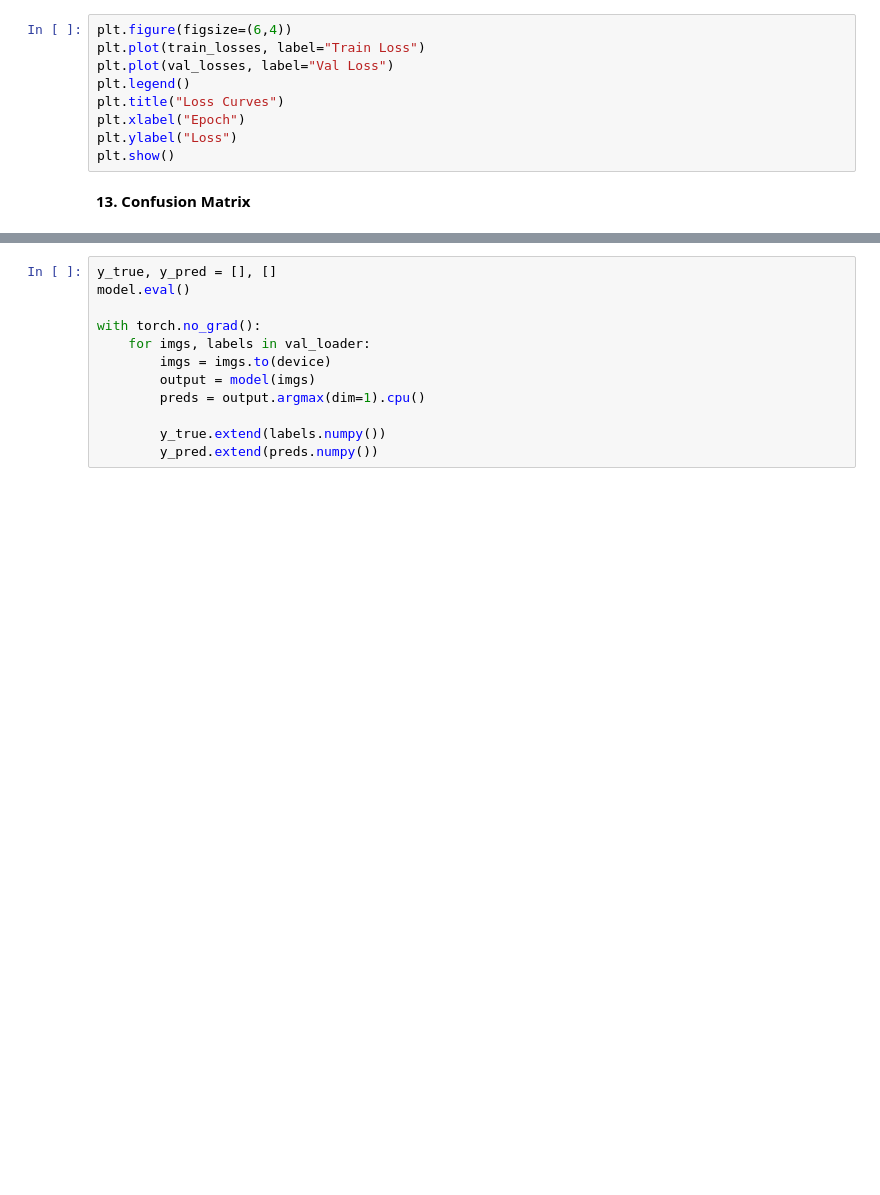
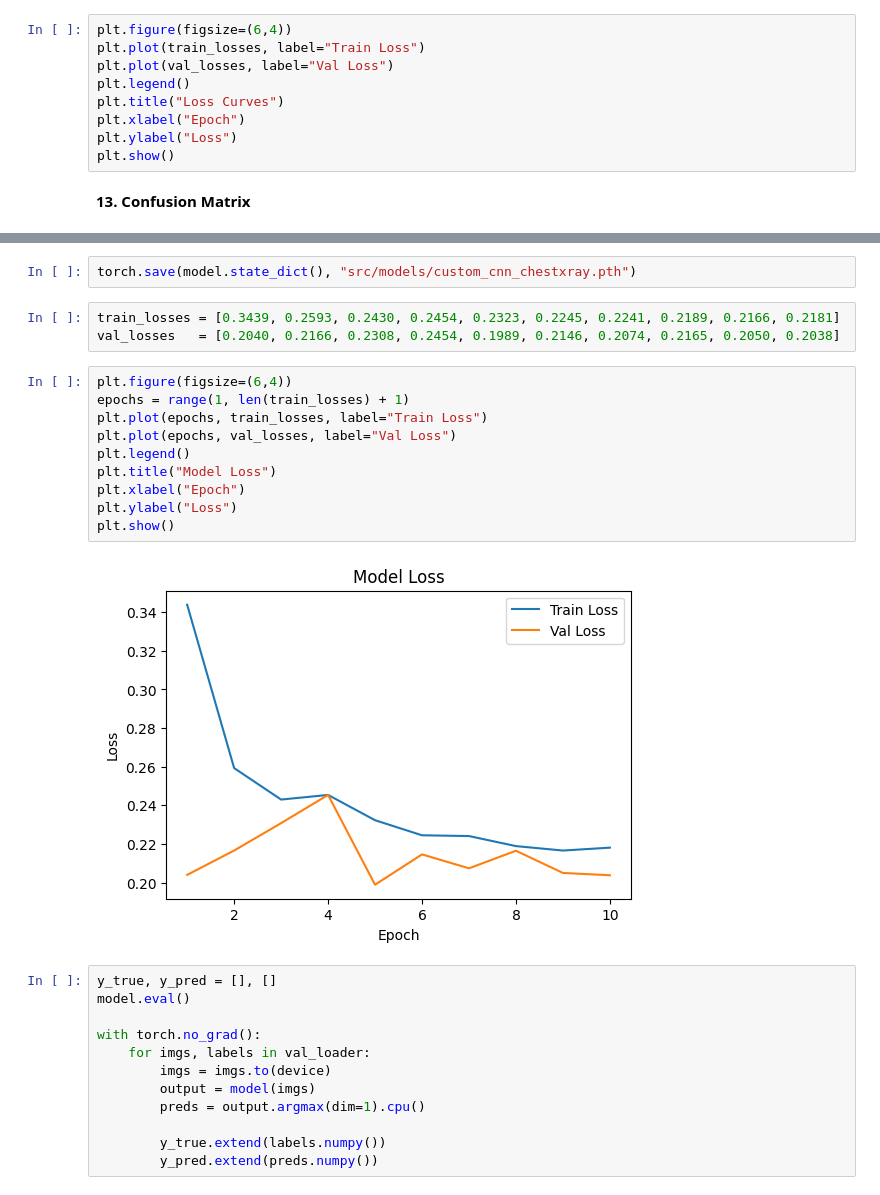
Before and after one commit to AdityapalW/Machine-Learning-Chest-X-ray-Disease-Detection, a Jupyter notebook: pipeline.ipynb, the cells around one changed output, grey strips where cells are left out. Drawn from its saved outputs; the diff is of its cells as text; blank space fills up the shorter version.

```diff
--- a/pipeline.ipynb
+++ b/pipeline.ipynb
@@ -260,3 +652,20 @@ plt.show()
+# %%
+torch.save(model.state_dict(), "src/models/custom_cnn_chestxray.pth")
+# %%
+train_losses = [0.3439, 0.2593, 0.2430, 0.2454, 0.2323, 0.2245, 0.2241, 0.2189, 0.2166, 0.2181]
+val_losses   = [0.2040, 0.2166, 0.2308, 0.2454, 0.1989, 0.2146, 0.2074, 0.2165, 0.2050, 0.2038]
+# %%
+plt.figure(figsize=(6,4))
+epochs = range(1, len(train_losses) + 1)
+plt.plot(epochs, train_losses, label="Train Loss")
+plt.plot(epochs, val_losses, label="Val Loss")
+plt.legend()
+plt.title("Model Loss")
+plt.xlabel("Epoch")
+plt.ylabel("Loss")
+plt.show()
+# %% [output]
+[figure, added]
 # %%
 y_true, y_pred = [], []
 model.eval()
```
Also changed, not shown: parts of 32 cells of this notebook.
